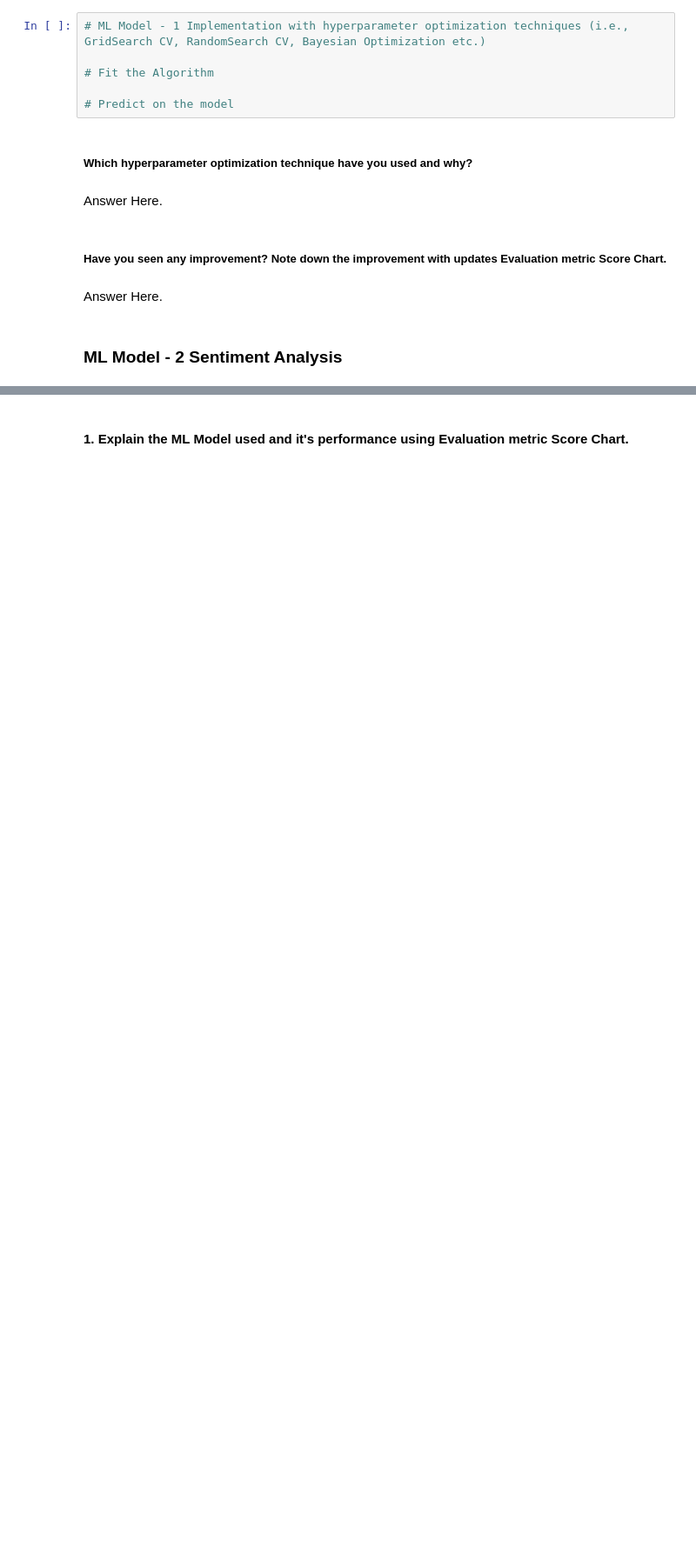
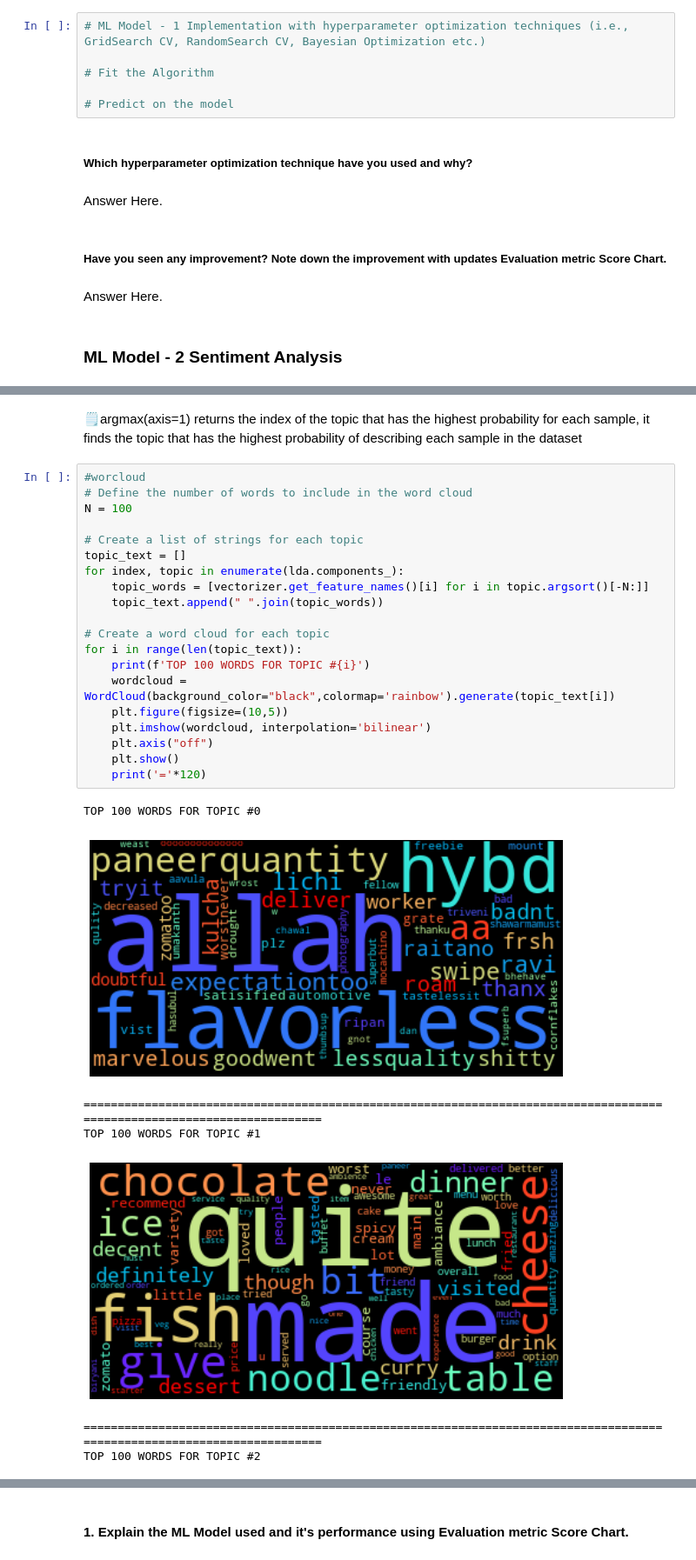
Before and after one commit to abhinav4201/UnSupervised-ML-Zomato-Restaurant-Clustering-and-Sentiment-Analysis, a Jupyter notebook: UnSupervised_ML_Zomato_Restaurant_Clustering_and_Sentiment_Analysis_capstone_project_4.ipynb, the cells around one changed output, grey strips where cells are left out. Shown at 87% size. Drawn from its saved outputs; the diff is of its cells as text; blank space fills up the shorter version.

```diff
--- a/UnSupervised_ML_Zomato_Restaurant_Clustering_and_Sentiment_Analysis_capstone_project_4.ipynb
+++ b/UnSupervised_ML_Zomato_Restaurant_Clustering_and_Sentiment_Analysis_capstone_project_4.ipynb
@@ -2800,0 +2937,30 @@ Answer Here.
+# %% [markdown]
+🗒argmax(axis=1) returns the index of the topic that has the highest probability for each sample, it finds the topic that has the highest probability of describing each sample in the dataset
+# %%
+#worcloud
+# Define the number of words to include in the word cloud
+N = 100
+
+# Create a list of strings for each topic
+topic_text = []
+for index, topic in enumerate(lda.components_):
+    topic_words = [vectorizer.get_feature_names()[i] for i in topic.argsort()[-N:]]
+    topic_text.append(" ".join(topic_words))
+
+# Create a word cloud for each topic
+for i in range(len(topic_text)):
+    print(f'TOP 100 WORDS FOR TOPIC #{i}')
+    wordcloud = WordCloud(background_color="black",colormap='rainbow').generate(topic_text[i])
+    plt.figure(figsize=(10,5))
+    plt.imshow(wordcloud, interpolation='bilinear')
+    plt.axis("off")
+    plt.show()
+    print('='*120)
+# %% [output]
+TOP 100 WORDS FOR TOPIC #0
+[figure, added]
+========================================================================================================================
+TOP 100 WORDS FOR TOPIC #1
+[figure, added]
+========================================================================================================================
+TOP 100 WORDS FOR TOPIC #2
```
Also changed, not shown: parts of 71 cells of this notebook.
